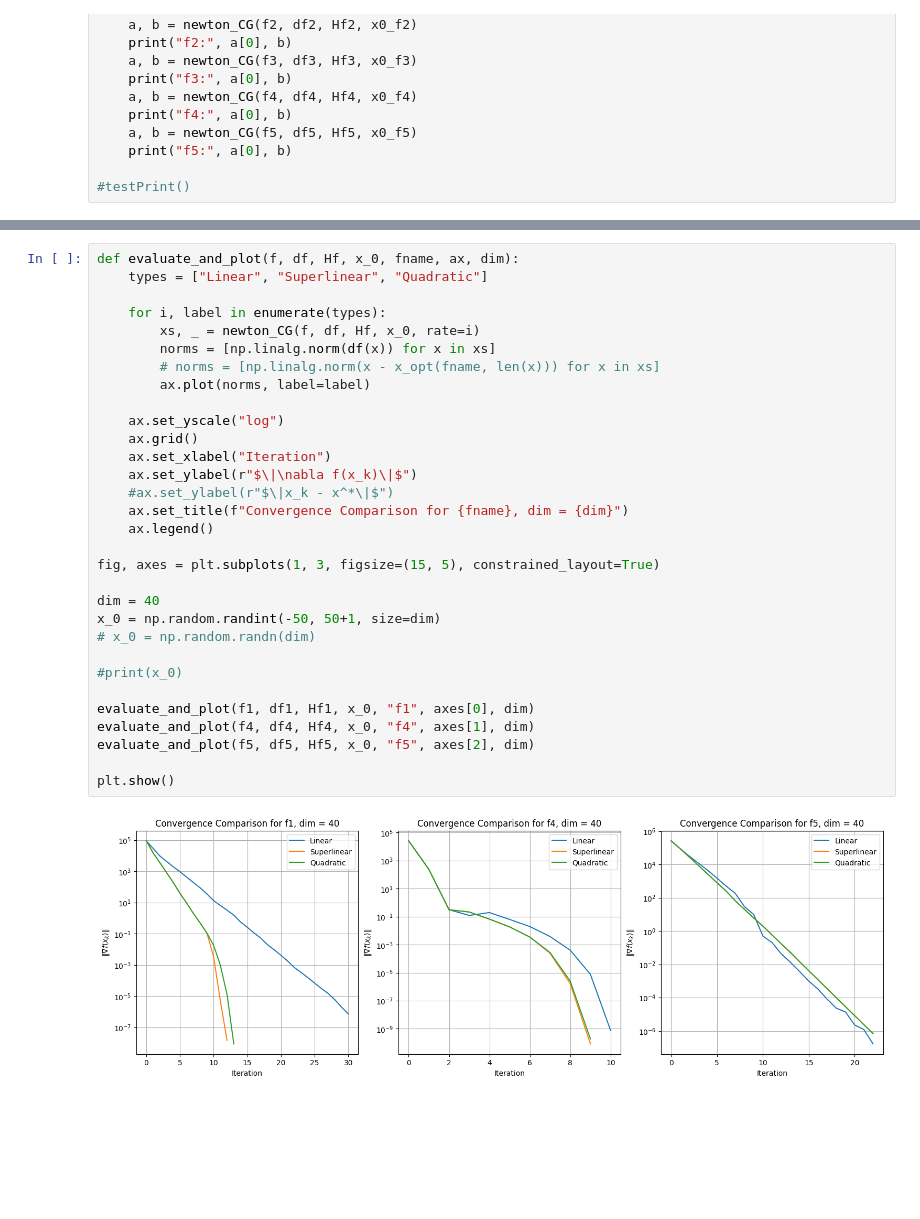
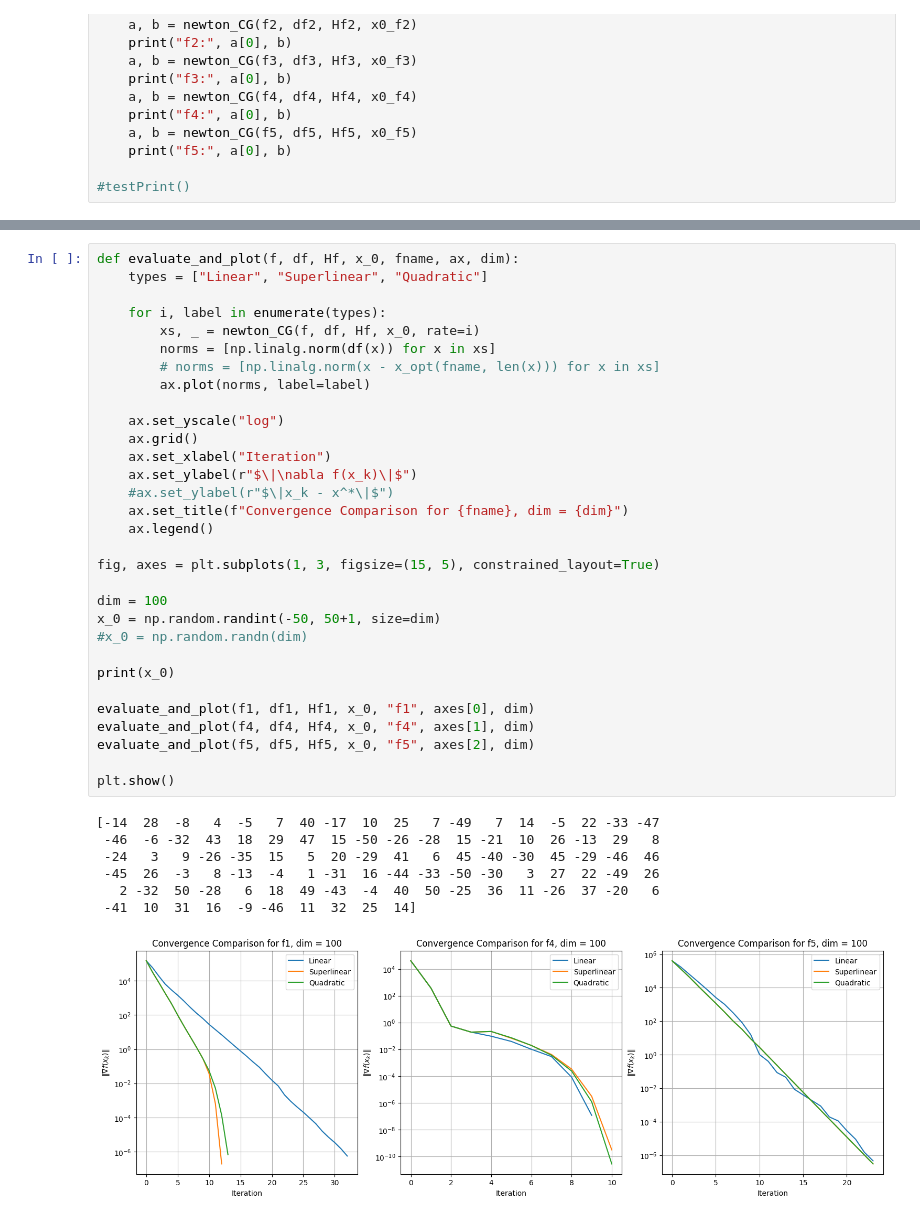
Before and after one commit to mVigholt/NO, a Jupyter notebook: Week 3/Experiments.ipynb, the cells around one changed output, grey strips where cells are left out. Drawn from its saved outputs; the diff is of its cells as text; blank space fills up the shorter version.

```diff
--- a/Week 3/Experiments.ipynb
+++ b/Week 3/Experiments.ipynb
@@ -188,33 +188,39 @@ CGCBarPlot([L, S, Q])
 # %%
 def evaluate_and_plot(f, df, Hf, x_0, fname, ax, dim):
     types = ["Linear", "Superlinear", "Quadratic"]
 
     for i, label in enumerate(types):
         xs, _ = newton_CG(f, df, Hf, x_0, rate=i)
         norms = [np.linalg.norm(df(x)) for x in xs]
         # norms = [np.linalg.norm(x - x_opt(fname, len(x))) for x in xs]
         ax.plot(norms, label=label)
 
     ax.set_yscale("log")
     ax.grid()
     ax.set_xlabel("Iteration")
     ax.set_ylabel(r"$\|\nabla f(x_k)\|$")
     #ax.set_ylabel(r"$\|x_k - x^*\|$")
     ax.set_title(f"Convergence Comparison for {fname}, dim = {dim}")
     ax.legend()
 
 fig, axes = plt.subplots(1, 3, figsize=(15, 5), constrained_layout=True)
 
-dim = 40
+dim = 100
 x_0 = np.random.randint(-50, 50+1, size=dim)
-# x_0 = np.random.randn(dim)
+#x_0 = np.random.randn(dim)
 
-#print(x_0)
+print(x_0)
 
 evaluate_and_plot(f1, df1, Hf1, x_0, "f1", axes[0], dim)
 evaluate_and_plot(f4, df4, Hf4, x_0, "f4", axes[1], dim)
 evaluate_and_plot(f5, df5, Hf5, x_0, "f5", axes[2], dim)
 
 plt.show()
 # %% [output]
+[-14  28  -8   4  -5   7  40 -17  10  25   7 -49   7  14  -5  22 -33 -47
+ -46  -6 -32  43  18  29  47  15 -50 -26 -28  15 -21  10  26 -13  29   8
+ -24   3   9 -26 -35  15   5  20 -29  41   6  45 -40 -30  45 -29 -46  46
+ -45  26  -3   8 -13  -4   1 -31  16 -44 -33 -50 -30   3  27  22 -49  26
+   2 -32  50 -28   6  18  49 -43  -4  40  50 -25  36  11 -26  37 -20   6
+ -41  10  31  16  -9 -46  11  32  25  14]
-[figure, old version]
+[figure, new version]
```
Also changed, not shown: parts of 2 cells of this notebook.
